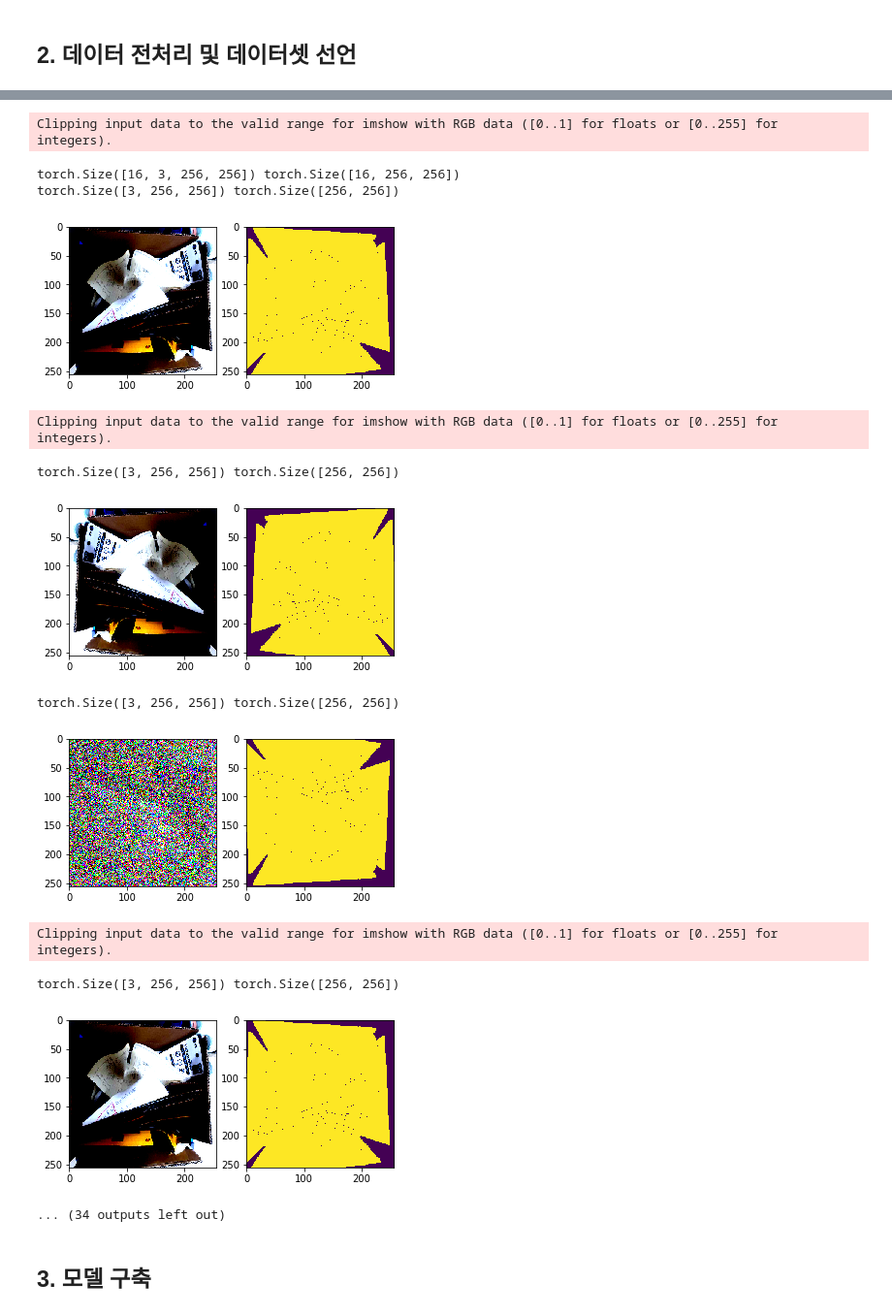
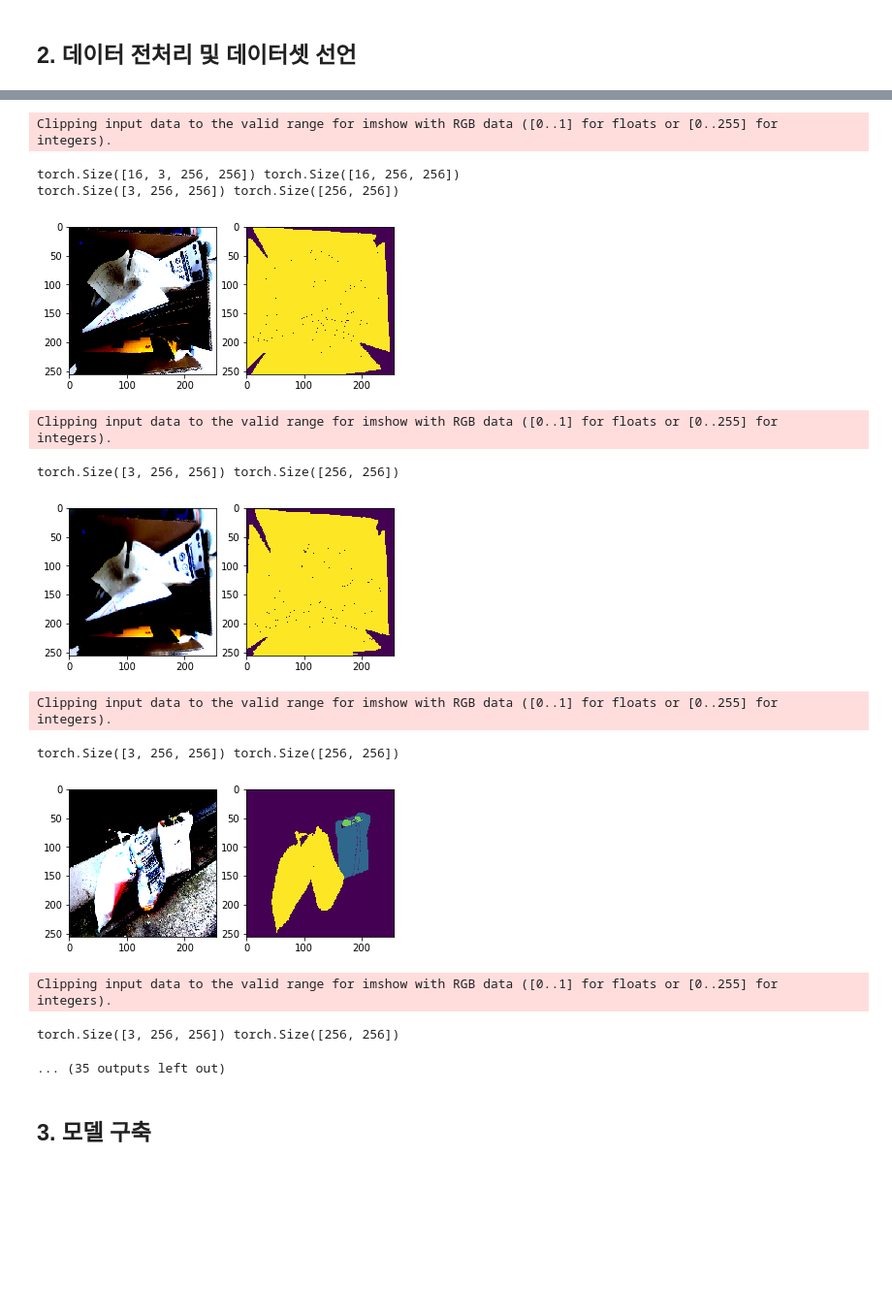
Before and after one commit to bcaitech1/p3-ims-obd-line2headingseongsu, a Jupyter notebook: MWLee/Code.ipynb, the cells around one changed output, grey strips where cells are left out. Shown at 97% size. Cells and saved outputs as stored; diff of their text form; code cells hidden in the pictures; blank space fills up the shorter version.

```diff
--- a/MWLee/Code.ipynb
+++ b/MWLee/Code.ipynb
@@ -75,28 +75,32 @@ class CustomDataLoader(Dataset):
                               A.VerticalFlip(0.5),
                               A.RandomRotate90(0.5),
                               ToTensorV2()])
-        '''
-        self.hor = A.Compose([A.HorizontalFlip(1),
-                              A.OneOf([
+        self.loc_aug = A.Compose([A.HorizontalFlip(p=0.9),
+                                  A.VerticalFlip(p=0.9),
+                                  A.RandomRotate90(p=0.9),
+                                  A.OneOf([
                                     A.MotionBlur(p=1),
                                     A.OpticalDistortion(p=1),
                                     A.GaussNoise(p=1),
-                                    ], p=0.5),
-                              ToTensorV2()])
-        self.ver = A.Compose([A.VerticalFlip(1),
-                              A.OneOf([
+                                    ], p=1),
+                                  ToTensorV2()])
+        self.ela_aug1 = A.Compose([A.ElasticTransform(p=0.9),
+                                   A.GridDistortion(p=0.9),
+                                   A.OpticalDistortion(p=0.9),
+                                   ToTensorV2()])
+        '''
+        self.ela_aug2 = A.Compose([A.HorizontalFlip(p=0.9),
+                                  A.VerticalFlip(p=0.9),
+                                  A.RandomRotate90(p=0.9),
+                                  A.OneOf([
                                     A.MotionBlur(p=1),
                                     A.OpticalDistortion(p=1),
                                     A.GaussNoise(p=1),
-                                    ], p=0.5),
-                              ToTensorV2()])
-        self.ran = A.Compose([A.RandomRotate90(1),
-                              A.OneOf([
-                                    A.MotionBlur(p=1),
-                                    A.OpticalDistortion(p=1),
-                                    A.GaussNoise(p=1),
-                                    ], p=0.5),
-                              ToTensorV2()])
+                                    ], p=1),
+                                   A.ElasticTransform(p=0.9),
+                                   A.GridDistortion(p=0.9),
+                                   A.OpticalDistortion(p=0.9),
+                                   ToTensorV2()])
 
     def __getitem__(self, index: int):
         # dataset이 index되어 list처럼 동작
@@ -136,16 +140,16 @@ class CustomDataLoader(Dataset):
                 masks = transformed["mask"]
 
                 if self.mode == 'train' :
-                    hor_img = self.hor(image = images, mask = masks)
-                    ver_img = self.ver(image = images, mask = masks)
-                    ran_img = self.ran(image = images, mask = masks)
+                    #loc_img = self.loc_aug(image = images, mask = masks)
+                    #ela1_img = self.ela_aug1(image = images, mask = masks)
+                    ela2_img = self.ela_aug2(image = images, mask = masks)
                     #aug_img = self.aug(image = images, mask = masks)
                     transformed = A.Compose([ToTensorV2()])(image = images, mask = masks)
                     images = transformed["image"]
                     masks = transformed["mask"]
 
-                    images = (images, hor_img["image"], ver_img["image"], ran_img["image"])
-                    masks = (masks, hor_img["mask"], ver_img["mask"], ran_img["mask"])
+                    images = (images, ela2_img["image"])#, loc_img["image"])#ela1_img["image"], ela2_img["image"])
+                    masks = (masks, ela2_img["mask"])#, loc_img["mask"])#ela1_img["mask"], ela2_img["mask"])
 
             return images, masks, image_infos
 
@@ -226,7 +230,7 @@ test_dataset = CustomDataLoader(data_dir=test_path, mode='test', transform=test_
 # DataLoader
 batch_size = 16
 train_loader = torch.utils.data.DataLoader(dataset=train_dataset,
-                                           batch_size=4,
+                                           batch_size=8,
                                            shuffle=True,
                                            num_workers=4,
                                            collate_fn=collate_fn)
@@ -286,16 +290,16 @@ index created!
 Clipping input data to the valid range for imshow with RGB data ([0..1] for floats or [0..255] for integers).
 torch.Size([16, 3, 256, 256]) torch.Size([16, 256, 256])
 torch.Size([3, 256, 256]) torch.Size([256, 256])
 [figure]
 Clipping input data to the valid range for imshow with RGB data ([0..1] for floats or [0..255] for integers).
 torch.Size([3, 256, 256]) torch.Size([256, 256])
-[figure, old version]
+[figure, new version]
-torch.Size([3, 256, 256]) torch.Size([256, 256])
+Clipping input data to the valid range for imshow with RGB data ([0..1] for floats or [0..255] for integers).
+torch.Size([3, 256, 256]) torch.Size([256, 256])
-[figure, old version]
+[figure, new version]
-Clipping input data to the valid range for imshow with RGB data ([0..1] for floats or [0..255] for integers).
-torch.Size([3, 256, 256]) torch.Size([256, 256])
+Clipping input data to the valid range for imshow with RGB data ([0..1] for floats or [0..255] for integers).
-[figure, removed]
-... (34 outputs left out)
+torch.Size([3, 256, 256]) torch.Size([256, 256])
+... (35 outputs left out)
 # %% [markdown]
 ## 3. 모델 구축
 # %%
```
Also changed, not shown: parts of 9 cells of this notebook, 3 other files.
